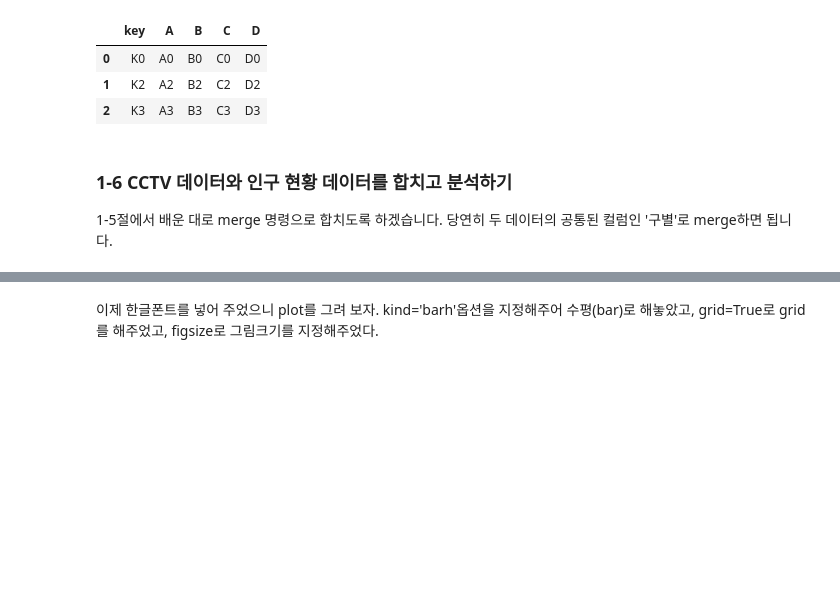
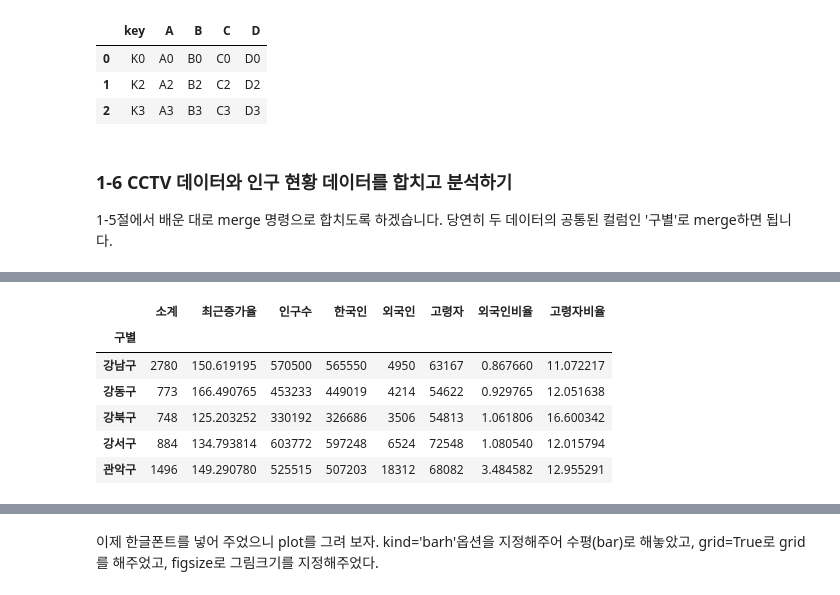
Before and after one commit to goldang01/DataScience_Study, a Jupyter notebook: Chapter 1.ipynb, the cells around one changed output, grey strips where cells are left out. Saved outputs shown, nothing was run; the diff lists cells and outputs as text; code cells hidden in the pictures; blank space fills up the shorter version.

```diff
--- a/Chapter 1.ipynb
+++ b/Chapter 1.ipynb
@@ -890 +877,22 @@ pd.merge(left, right, how='inner',on='key')
+# %%
+data_result = pd.merge(CCTV_Seoul, pop_Seoul, on='구별')
+data_result.head()
+
+del data_result['2013년도 이전']
+del data_result['2014년']
+del data_result['2015년']
+del data_result['2016년']
+data_result.head()
+
+
+data_result.set_index('구별', inplace=True)
+data_result.head()
+# %% [output]
+|  | 소계 | 최근증가율 | 인구수 | 한국인 | 외국인 | 고령자 | 외국인비율 | 고령자비율 |
+| 구별 |  |  |  |  |  |  |  |  |
+| 강남구 | 2780 | 150.619195 | 570500 | 565550 | 4950 | 63167 | 0.867660 | 11.072217 |
+| 강동구 | 773 | 166.490765 | 453233 | 449019 | 4214 | 54622 | 0.929765 | 12.051638 |
+| 강북구 | 748 | 125.203252 | 330192 | 326686 | 3506 | 54813 | 1.061806 | 16.600342 |
+| 강서구 | 884 | 134.793814 | 603772 | 597248 | 6524 | 72548 | 1.080540 | 12.015794 |
+| 관악구 | 1496 | 149.290780 | 525515 | 507203 | 18312 | 68082 | 3.484582 | 12.955291 |
 # %%
```
Also changed, not shown: parts of 36 cells of this notebook.
